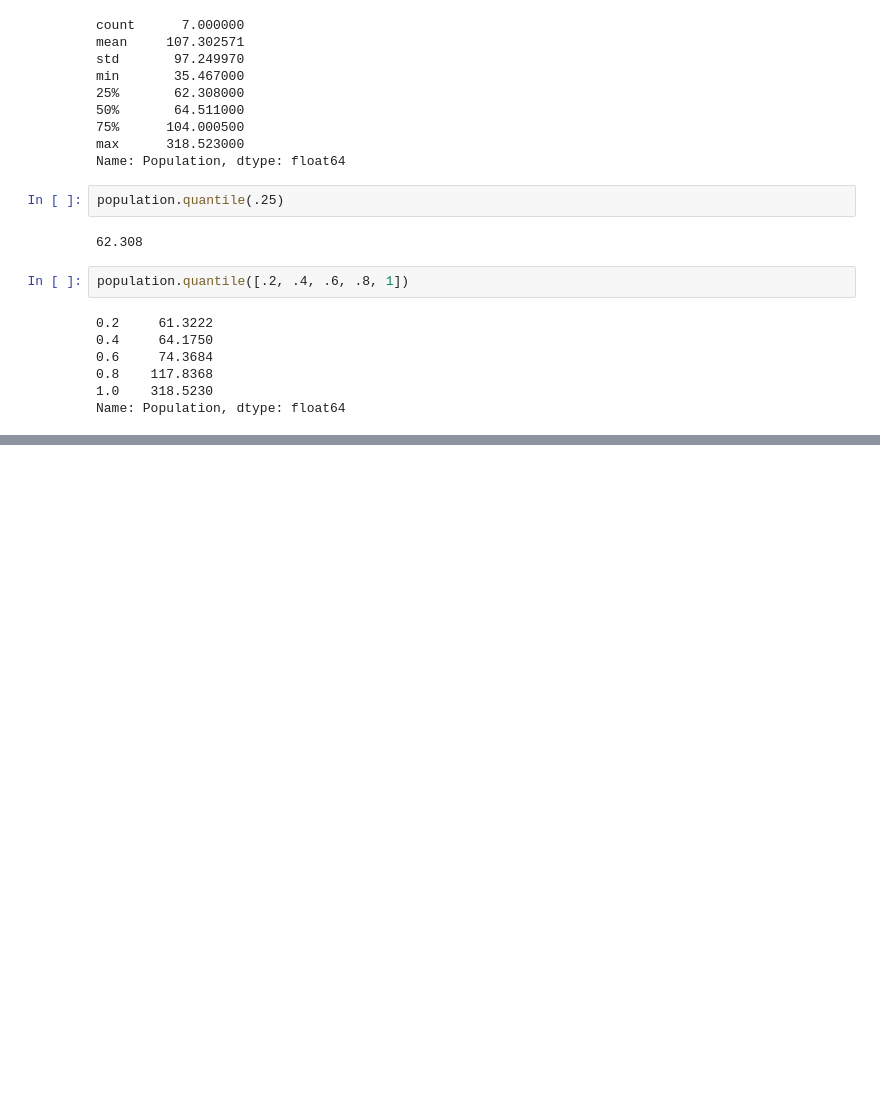
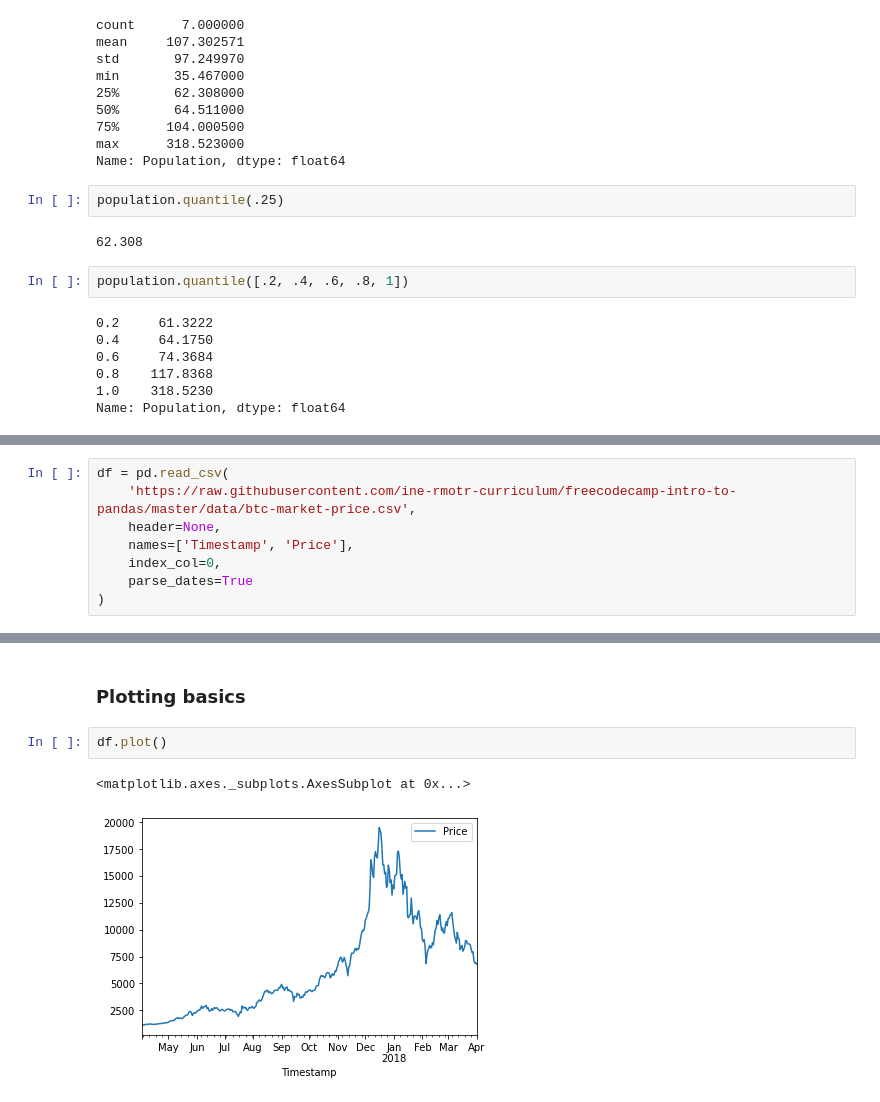
Before and after one commit to aperfilyeva/anna_data690, a Jupyter notebook: assignment_05/Assignment_5_Part_5_Pandas.ipynb, the cells around one changed output, grey strips where cells are left out. Drawn from its saved outputs; the diff is of its cells as text; blank space fills up the shorter version.

```diff
--- a/assignment_05/Assignment_5_Part_5_Pandas.ipynb
+++ b/assignment_05/Assignment_5_Part_5_Pandas.ipynb
@@ -1162,0 +1279,8 @@ Name: Population, dtype: float64
+# %%
+df = pd.read_csv(
+    'https://raw.githubusercontent.com/ine-rmotr-curriculum/freecodecamp-intro-to-pandas/master/data/btc-market-price.csv',
+    header=None,
+    names=['Timestamp', 'Price'],
+    index_col=0,
+    parse_dates=True
+)
@@ -1162,0 +1302,7 @@ Name: Population, dtype: float64
+# %% [markdown]
+### **Plotting basics**
+# %%
+df.plot()
+# %% [output]
+<matplotlib.axes._subplots.AxesSubplot at 0x...>
+[figure, added]
```
Also changed, not shown: parts of 49 cells of this notebook.
